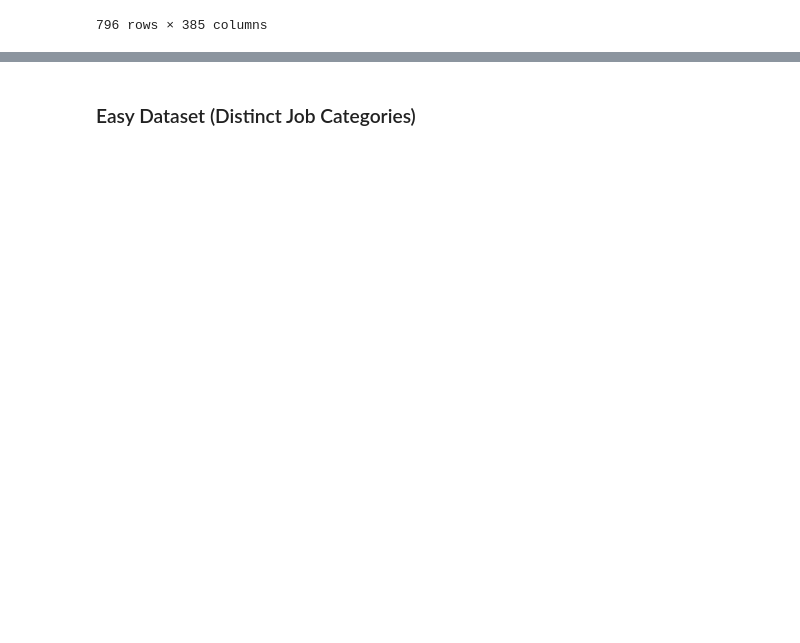
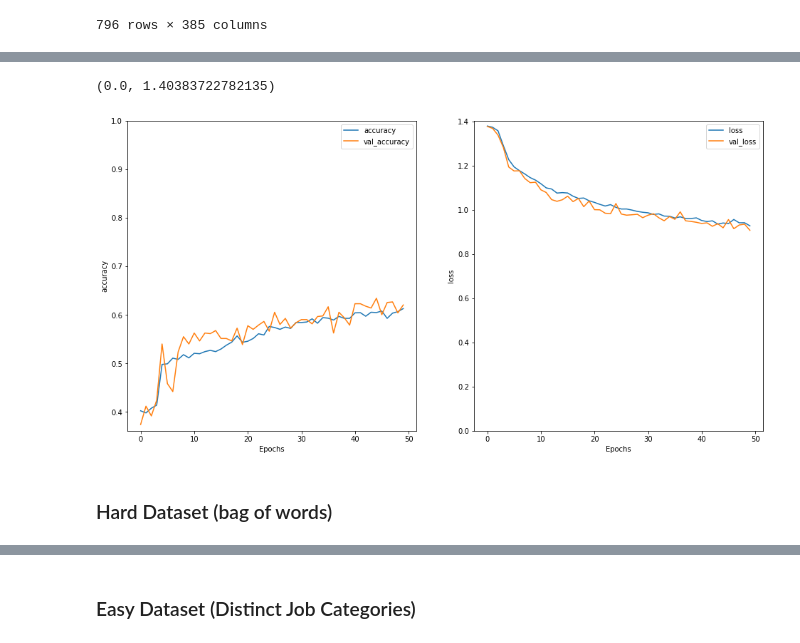
Before and after one commit to Geraldworks/BT4222, a Jupyter notebook: RNN.ipynb, the cells around one changed output, grey strips where cells are left out. Drawn from its saved outputs; the diff is of its cells as text; code cells hidden in the pictures; blank space fills up the shorter version.

```diff
--- a/RNN.ipynb
+++ b/RNN.ipynb
@@ -91,0 +162,15 @@ embedding_test.to_csv(output_test_filename, index=False)
+# %%
+jd_train_y = enc.transform(jd_train_y)
+jd_test_y = enc.transform(jd_test_y)
+# %%
+model = tf.keras.Sequential([
+    tf.keras.layers.Bidirectional(tf.keras.layers.LSTM(32), input_shape=(116, 1)),
+    tf.keras.layers.Dense(16, activation='relu'),
+    tf.keras.layers.Dense(4, activation='softmax')
+])
+# %%
+model.compile(loss=tf.keras.losses.CategoricalCrossentropy(),
+              optimizer=tf.keras.optimizers.Adam(1e-4),
+              metrics=['accuracy', tf.keras.metrics.Recall(), tf.keras.metrics.Precision(), tf.keras.metrics.AUC()])
+# %%
+history = model.fit(jd_train_X, jd_train_y, epochs=50, validation_steps=30, validation_data=(jd_test_X, jd_test_y))
@@ -91,0 +195,11 @@ embedding_test.to_csv(output_test_filename, index=False)
+# %%
+plt.figure(figsize=(16, 8))
+plt.subplot(1, 2, 1)
+plot_graphs(history, 'accuracy')
+plt.ylim(None, 1)
+plt.subplot(1, 2, 2)
+plot_graphs(history, 'loss')
+plt.ylim(0, None)
+# %% [output]
+(0.0, 1.40383722782135)
+[figure, added]
@@ -91,0 +208,2 @@ embedding_test.to_csv(output_test_filename, index=False)
+# %% [markdown]
+### Hard Dataset (bag of words)
```
Also changed, not shown: parts of 39 cells of this notebook, 7 other files.
